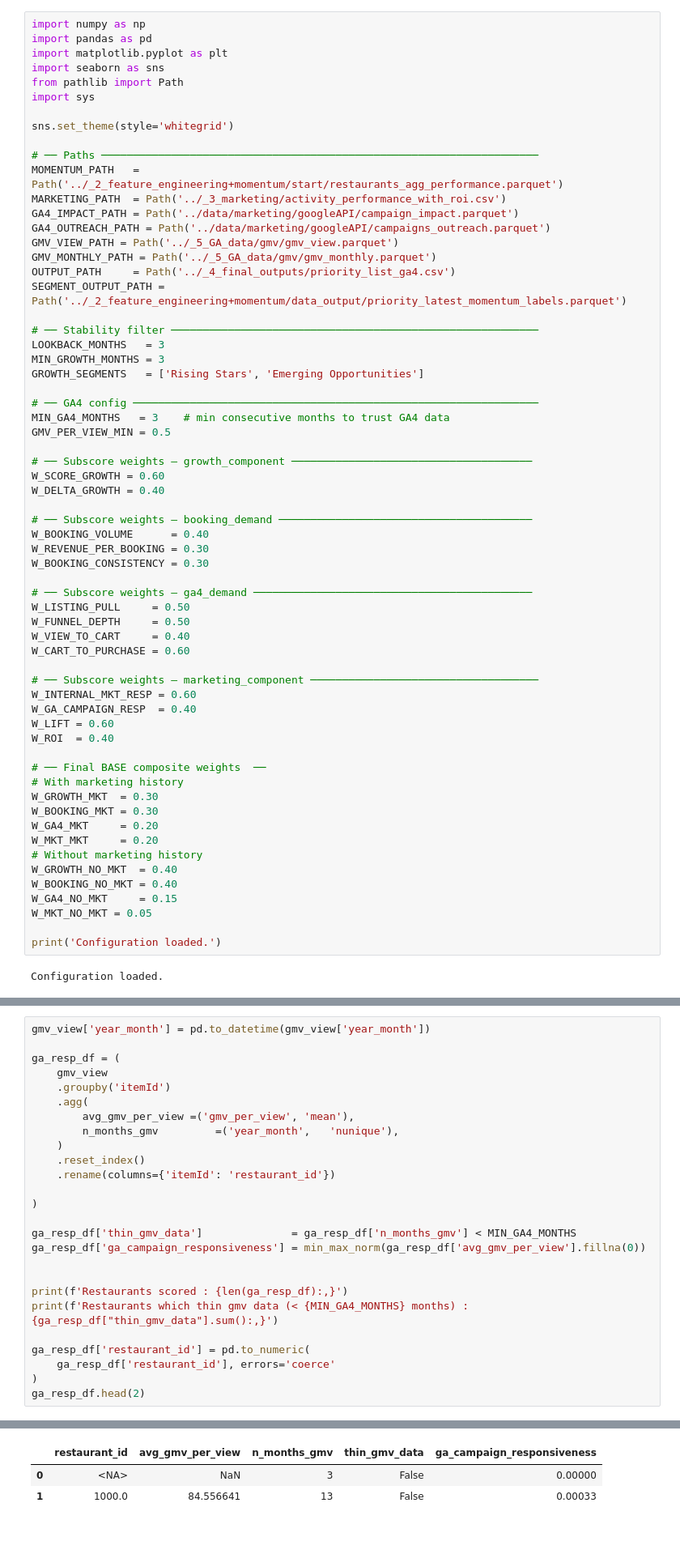
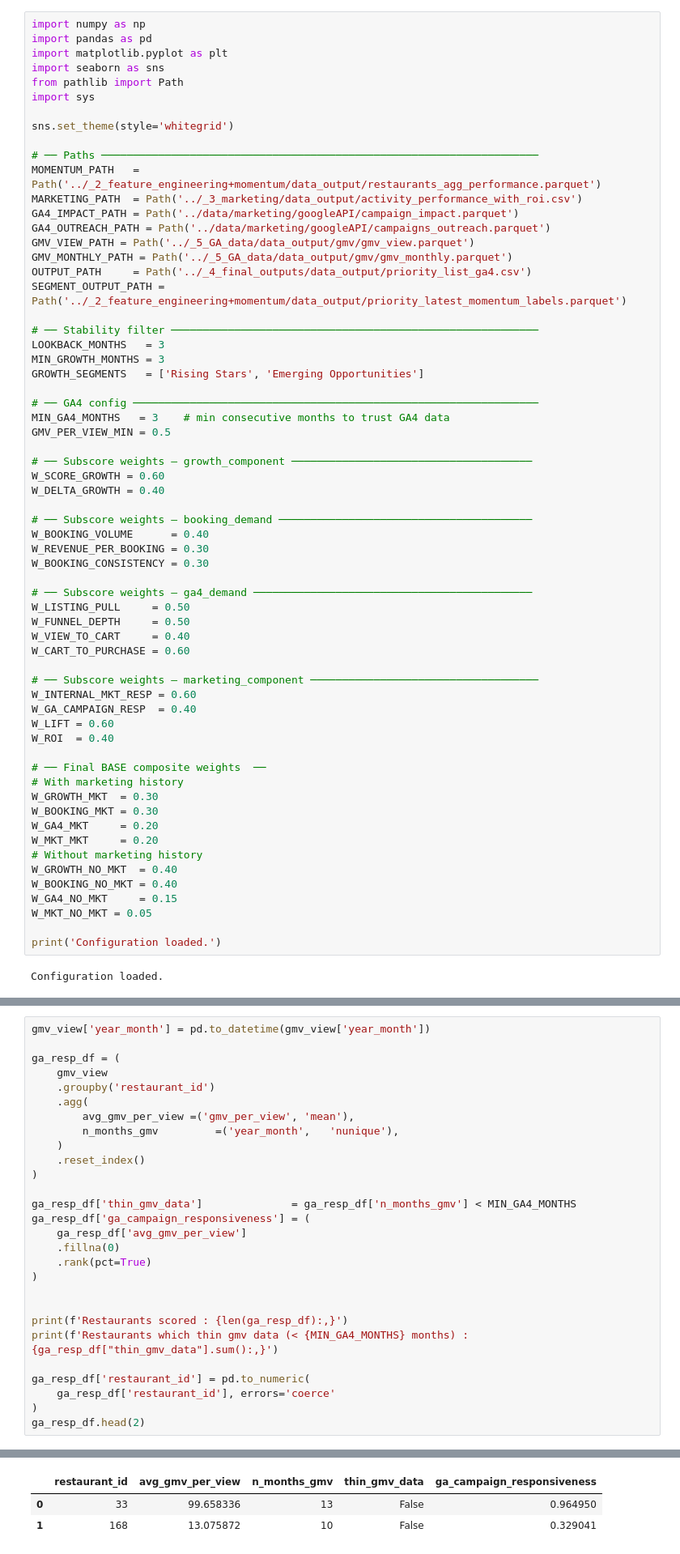
Before and after one commit to liyunling2/OPE, a Jupyter notebook: _4_final_outputs/priority_scoring_GA.ipynb, the cells around one changed output, grey strips where cells are left out. Shown at 81% size. Cells and saved outputs as stored; diff of their text form.

```diff
--- a/_4_final_outputs/priority_scoring_GA.ipynb
+++ b/_4_final_outputs/priority_scoring_GA.ipynb
@@ -112,13 +112,13 @@ import sys
 sns.set_theme(style='whitegrid')
 
 # ── Paths ─────────────────────────────────────────────────────────────────────
-MOMENTUM_PATH   = Path('../_2_feature_engineering+momentum/start/restaurants_agg_performance.parquet')
-MARKETING_PATH  = Path('../_3_marketing/activity_performance_with_roi.csv')
+MOMENTUM_PATH   = Path('../_2_feature_engineering+momentum/data_output/restaurants_agg_performance.parquet')
+MARKETING_PATH  = Path('../_3_marketing/data_output/activity_performance_with_roi.csv')
 GA4_IMPACT_PATH = Path('../data/marketing/googleAPI/campaign_impact.parquet')
 GA4_OUTREACH_PATH = Path('../data/marketing/googleAPI/campaigns_outreach.parquet')
-GMV_VIEW_PATH = Path('../_5_GA_data/gmv/gmv_view.parquet')
-GMV_MONTHLY_PATH = Path('../_5_GA_data/gmv/gmv_monthly.parquet')
-OUTPUT_PATH     = Path('../_4_final_outputs/priority_list_ga4.csv')
+GMV_VIEW_PATH = Path('../_5_GA_data/data_output/gmv/gmv_view.parquet')
+GMV_MONTHLY_PATH = Path('../_5_GA_data/data_output/gmv/gmv_monthly.parquet')
+OUTPUT_PATH     = Path('../_4_final_outputs/data_output/priority_list_ga4.csv')
 SEGMENT_OUTPUT_PATH = Path('../_2_feature_engineering+momentum/data_output/priority_latest_momentum_labels.parquet')
 
 # ── Stability filter ──────────────────────────────────────────────────────────
@@ -650,18 +657,20 @@ gmv_view['year_month'] = pd.to_datetime(gmv_view['year_month'])
 
 ga_resp_df = (
     gmv_view
-    .groupby('itemId')
+    .groupby('restaurant_id')
     .agg(
         avg_gmv_per_view =('gmv_per_view', 'mean'),
         n_months_gmv         =('year_month',   'nunique'),
     )
     .reset_index()
-    .rename(columns={'itemId': 'restaurant_id'})
-
 )
 
 ga_resp_df['thin_gmv_data']              = ga_resp_df['n_months_gmv'] < MIN_GA4_MONTHS
-ga_resp_df['ga_campaign_responsiveness'] = min_max_norm(ga_resp_df['avg_gmv_per_view'].fillna(0))
+ga_resp_df['ga_campaign_responsiveness'] = (
+    ga_resp_df['avg_gmv_per_view']
+    .fillna(0)
+    .rank(pct=True)
+)
 
 
 print(f'Restaurants scored : {len(ga_resp_df):,}')
@@ -677,6 +686,6 @@ Restaurants which thin gmv data (< 3 months) : 637
 |  | restaurant_id | avg_gmv_per_view | n_months_gmv | thin_gmv_data | ga_campaign_responsiveness |
-| 0 | <NA> | NaN | 3 | False | 0.00000 |
-| 1 | 1000.0 | 84.556641 | 13 | False | 0.00033 |
+| 0 | 33 | 99.658336 | 13 | False | 0.964950 |
+| 1 | 168 | 13.075872 | 10 | False | 0.329041 |
 # %%
 # check overlaps
 combined_mkt = (
```
Also changed, not shown: parts of 16 cells of this notebook, 3 other files.
